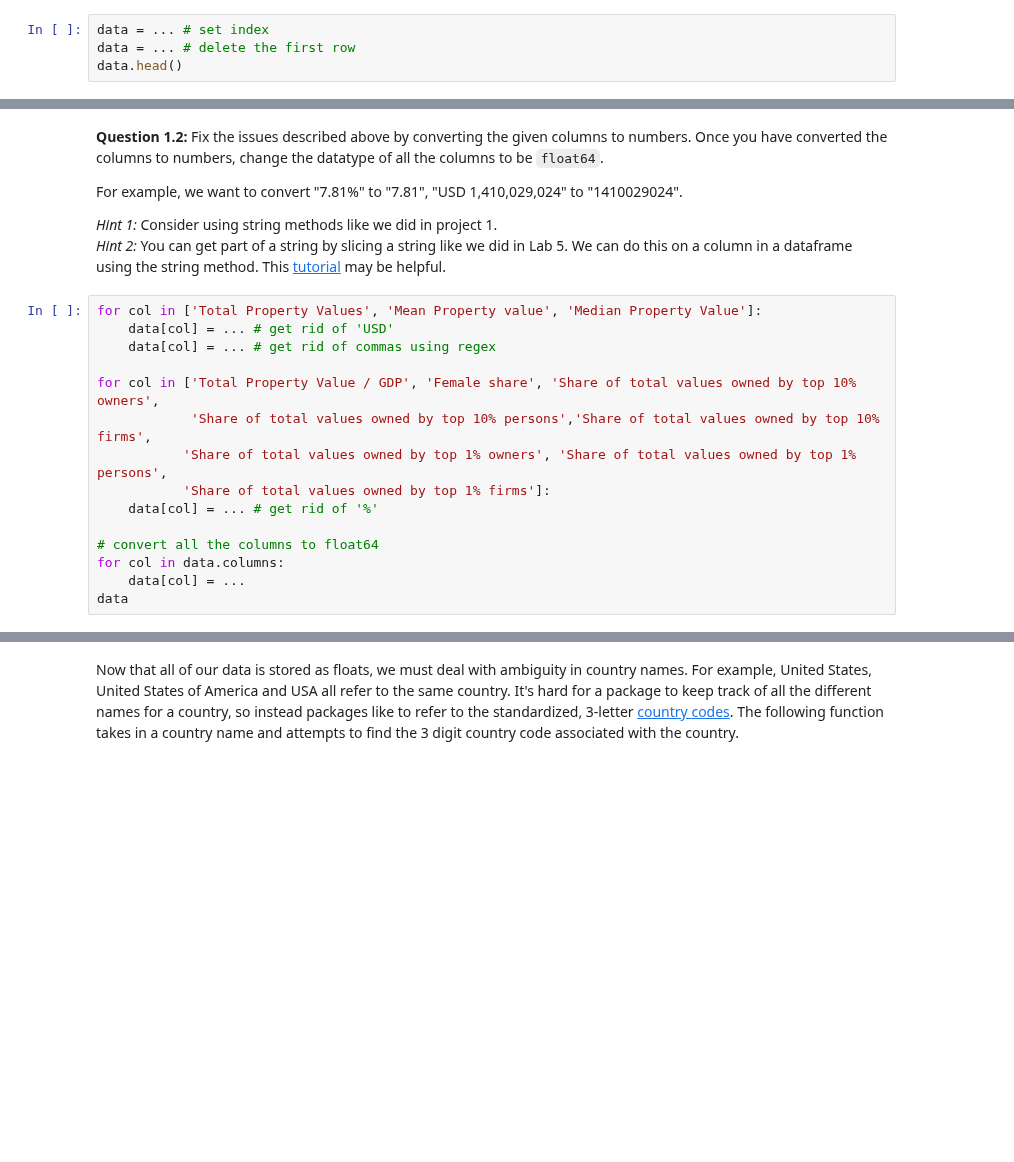
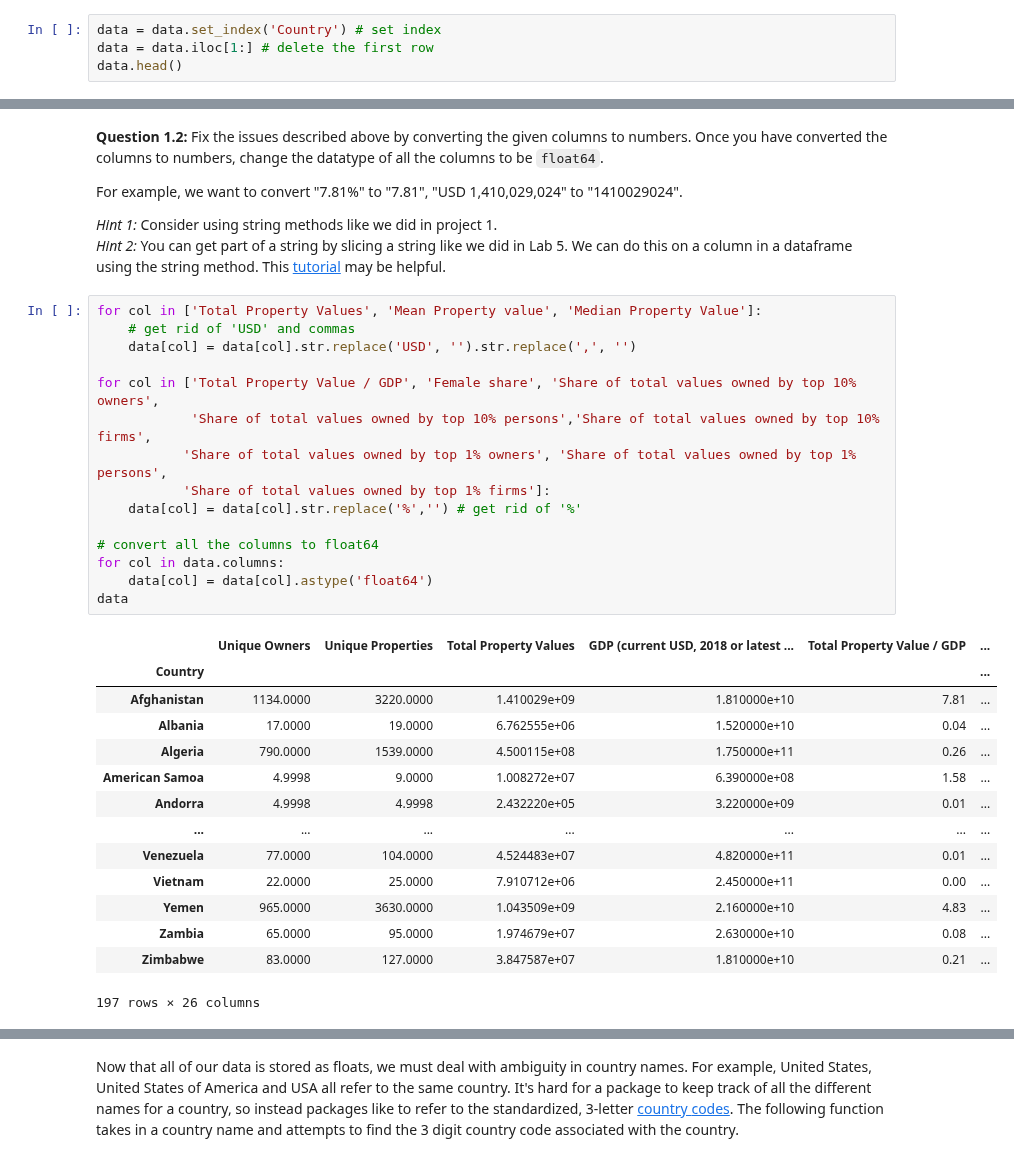
Before and after one commit to johanoelgaard/ECON148, a Jupyter notebook: lab/lab06/lab06.ipynb, the cells around one changed output, grey strips where cells are left out. Cells and saved outputs as stored; diff of their text form; blank space fills up the shorter version.

```diff
--- a/lab/lab06/lab06.ipynb
+++ b/lab/lab06/lab06.ipynb
@@ -42,6 +50,6 @@ In this part, you will follow the steps for cleaning the data as described in ea
 # %% [markdown]
 **Question 1.1:** Set the `Country` column as the table index and delete the first row (the one for the entire World) from the data.
 # %%
-data = ... # set index
-data = ... # delete the first row
+data = data.set_index('Country') # set index
+data = data.iloc[1:] # delete the first row
 data.head()
@@ -69,18 +118,33 @@ For example, we want to convert "7.81%" to "7.81", "USD 1,410,029,024" to "14100
 *Hint 2:* You can get part of a string by slicing a string like we did in Lab 5. We can do this on a column in a dataframe using the string method. This [tutorial](https://note.nkmk.me/en/python-pandas-str-slice/) may be helpful.
 # %%
 for col in ['Total Property Values', 'Mean Property value', 'Median Property Value']:
-    data[col] = ... # get rid of 'USD'
-    data[col] = ... # get rid of commas using regex
+    # get rid of 'USD' and commas
+    data[col] = data[col].str.replace('USD', '').str.replace(',', '')
 
 for col in ['Total Property Value / GDP', 'Female share', 'Share of total values owned by top 10% owners',
             'Share of total values owned by top 10% persons','Share of total values owned by top 10% firms',
            'Share of total values owned by top 1% owners', 'Share of total values owned by top 1% persons',
            'Share of total values owned by top 1% firms']:
-    data[col] = ... # get rid of '%'
+    data[col] = data[col].str.replace('%','') # get rid of '%'
 
 # convert all the columns to float64
 for col in data.columns:
-    data[col] = ...
+    data[col] = data[col].astype('float64')
 data
+# %% [output]
+|  | Unique Owners | Unique Properties | Total Property Values | GDP (current USD, 2018 or latest ... | Total Property Value / GDP | ... |
+| Country |  |  |  |  |  | ... |
+| Afghanistan | 1134.0000 | 3220.0000 | 1.410029e+09 | 1.810000e+10 | 7.81 | ... |
+| Albania | 17.0000 | 19.0000 | 6.762555e+06 | 1.520000e+10 | 0.04 | ... |
+| Algeria | 790.0000 | 1539.0000 | 4.500115e+08 | 1.750000e+11 | 0.26 | ... |
+| American Samoa | 4.9998 | 9.0000 | 1.008272e+07 | 6.390000e+08 | 1.58 | ... |
+| Andorra | 4.9998 | 4.9998 | 2.432220e+05 | 3.220000e+09 | 0.01 | ... |
+| ... | ... | ... | ... | ... | ... | ... |
+| Venezuela | 77.0000 | 104.0000 | 4.524483e+07 | 4.820000e+11 | 0.01 | ... |
+| Vietnam | 22.0000 | 25.0000 | 7.910712e+06 | 2.450000e+11 | 0.00 | ... |
+| Yemen | 965.0000 | 3630.0000 | 1.043509e+09 | 2.160000e+10 | 4.83 | ... |
+| Zambia | 65.0000 | 95.0000 | 1.974679e+07 | 2.630000e+10 | 0.08 | ... |
+| Zimbabwe | 83.0000 | 127.0000 | 3.847587e+07 | 1.810000e+10 | 0.21 | ... |
+197 rows × 26 columns
 # %%
 grader.check("q1_2")
```
Also changed, not shown: parts of 33 cells of this notebook, 4 other files.
